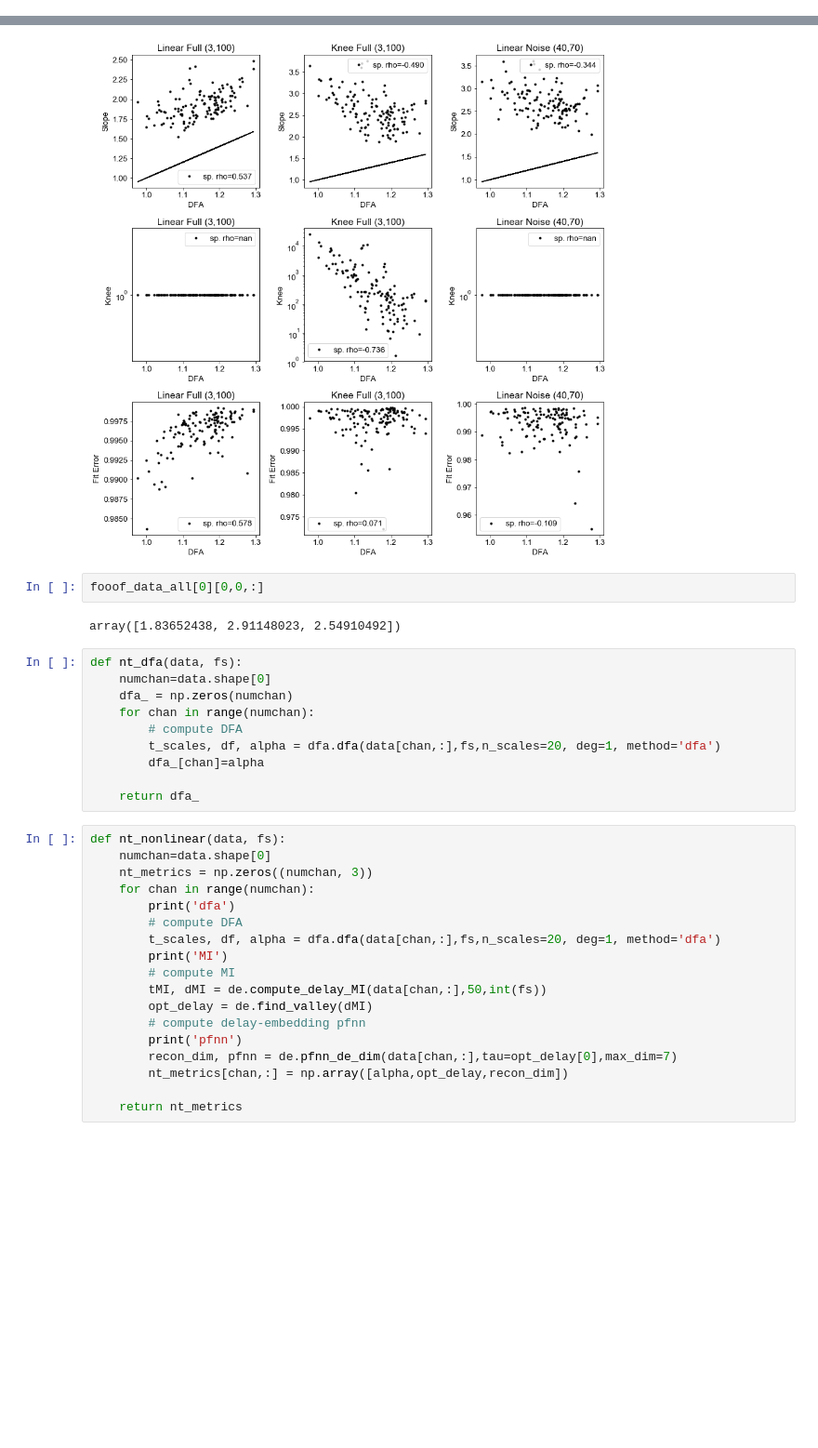
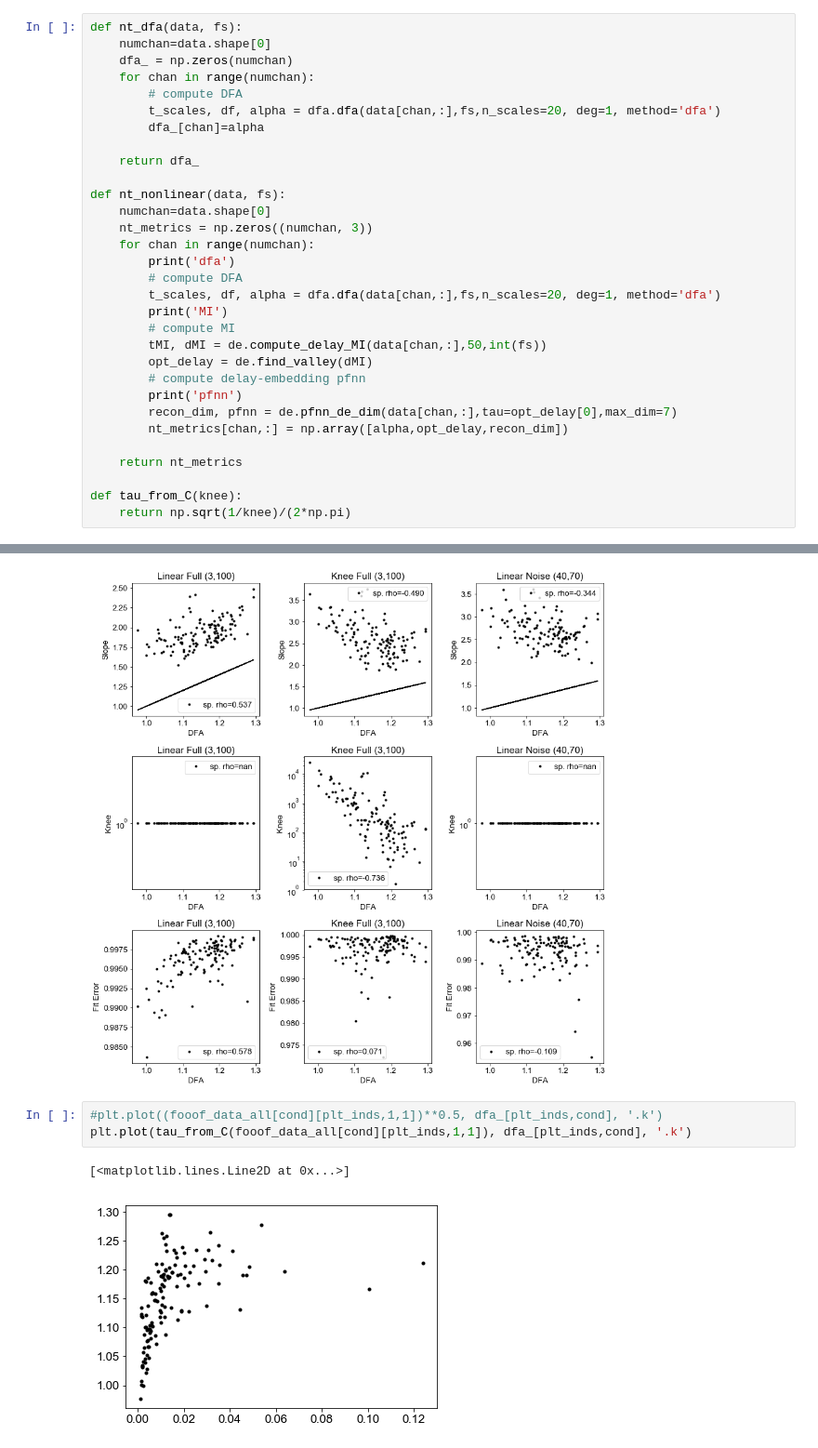
Before and after one commit to rdgao/SpaceRecon, a Jupyter notebook: notebooks/NeuroTycho/fooof_DFA.ipynb, the cells around one changed output, grey strips where cells are left out. Shown at 93% size. Drawn from its saved outputs; the diff is of its cells as text; blank space fills up the shorter version.

```diff
--- a/notebooks/NeuroTycho/fooof_DFA.ipynb
+++ b/notebooks/NeuroTycho/fooof_DFA.ipynb
@@ -31,6 +31,37 @@ from fooof import FOOOFGroup
 from scv_funcs import lfpca
 from scv_funcs import utils
 from scv_funcs import access_nt as asc
+# %%
+def nt_dfa(data, fs):
+    numchan=data.shape[0]
+    dfa_ = np.zeros(numchan)
+    for chan in range(numchan):
+        # compute DFA
+        t_scales, df, alpha = dfa.dfa(data[chan,:],fs,n_scales=20, deg=1, method='dfa')
+        dfa_[chan]=alpha
+
+    return dfa_
+
+def nt_nonlinear(data, fs):
+    numchan=data.shape[0]
+    nt_metrics = np.zeros((numchan, 3))
+    for chan in range(numchan):
+        print('dfa')
+        # compute DFA
+        t_scales, df, alpha = dfa.dfa(data[chan,:],fs,n_scales=20, deg=1, method='dfa')
+        print('MI')
+        # compute MI
+        tMI, dMI = de.compute_delay_MI(data[chan,:],50,int(fs))
+        opt_delay = de.find_valley(dMI)
+        # compute delay-embedding pfnn
+        print('pfnn')
+        recon_dim, pfnn = de.pfnn_de_dim(data[chan,:],tau=opt_delay[0],max_dim=7)
+        nt_metrics[chan,:] = np.array([alpha,opt_delay,recon_dim])
+
+    return nt_metrics
+
+def tau_from_C(knee):
+    return np.sqrt(1/knee)/(2*np.pi)
 # %% [markdown]
 ### load FOOOF results
 # %%
@@ -130,35 +150,9 @@ in singular transformations; automatically expanding.
 bottom=1.0, top=1.0
   'bottom=%s, top=%s') % (bottom, top))
 [figure]
-# %%
-fooof_data_all[0][0,0,:]
-# %% [output]
-array([1.83652438, 2.91148023, 2.54910492])
-# %%
-def nt_dfa(data, fs):
-    numchan=data.shape[0]
-    dfa_ = np.zeros(numchan)
-    for chan in range(numchan):
-        # compute DFA
-        t_scales, df, alpha = dfa.dfa(data[chan,:],fs,n_scales=20, deg=1, method='dfa')
-        dfa_[chan]=alpha
-
-    return dfa_
-# %%
-def nt_nonlinear(data, fs):
-    numchan=data.shape[0]
-    nt_metrics = np.zeros((numchan, 3))
-    for chan in range(numchan):
-        print('dfa')
-        # compute DFA
-        t_scales, df, alpha = dfa.dfa(data[chan,:],fs,n_scales=20, deg=1, method='dfa')
-        print('MI')
-        # compute MI
-        tMI, dMI = de.compute_delay_MI(data[chan,:],50,int(fs))
-        opt_delay = de.find_valley(dMI)
-        # compute delay-embedding pfnn
-        print('pfnn')
-        recon_dim, pfnn = de.pfnn_de_dim(data[chan,:],tau=opt_delay[0],max_dim=7)
-        nt_metrics[chan,:] = np.array([alpha,opt_delay,recon_dim])
-
-    return nt_metrics
+# %%
+#plt.plot((fooof_data_all[cond][plt_inds,1,1])**0.5, dfa_[plt_inds,cond], '.k')
+plt.plot(tau_from_C(fooof_data_all[cond][plt_inds,1,1]), dfa_[plt_inds,cond], '.k')
+# %% [output]
+[<matplotlib.lines.Line2D at 0x...>]
+[figure, added]
```
Also changed, not shown: parts of 2 cells of this notebook, 4 other files.
